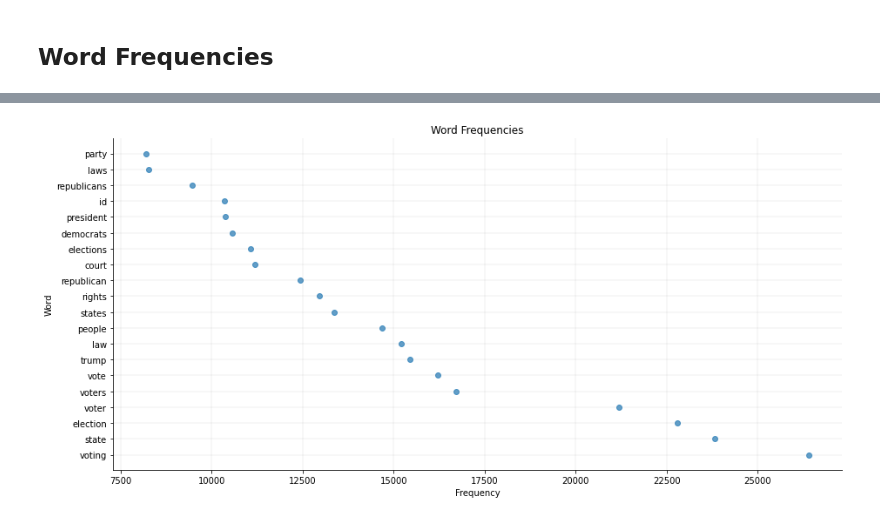
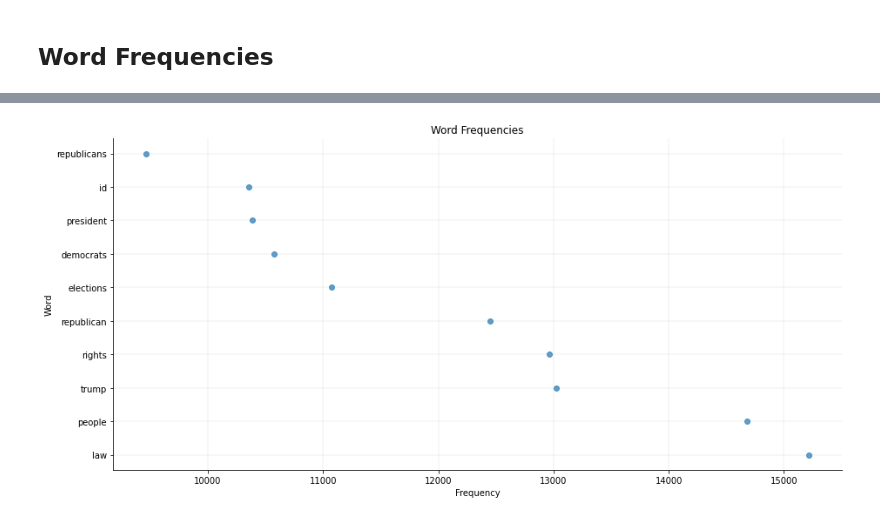
Before and after one commit to analoncur3/ASCoR-Project, a Jupyter notebook: Analysis/Descriptive-Stats/Preprocessing.ipynb, the cells around one changed output, grey strips where cells are left out. Drawn from its saved outputs; the diff is of its cells as text; code cells hidden in the pictures.

```diff
--- a/Analysis/Descriptive-Stats/Preprocessing.ipynb
+++ b/Analysis/Descriptive-Stats/Preprocessing.ipynb
@@ -187,0 +235,14 @@ len(tokenized)
+# %%
+def newchange(raw_text):
+    text = raw_text.replace("begin video clip", "")
+    text = text.replace("click fox_news app", "")
+    text = text.replace("html graphic photo", "")
+    text = text.replace("listen fox_news", "")
+    text = text.replace("classification language english document type news publication type web blog", "")
+     # split into words -> convert string into list
+    words = text.split()
+    words =[" ".join(words.split()) for words in words]   # remove double spaces by splitting the strings into words and joining these words again
+    # converting list back to string
+    return " ".join(words)
+
+df['text'] = df['text'].apply(newchange)
@@ -187,0 +251,16 @@ len(tokenized)
+# %%
+def lemma(raw_text):
+     # convert to lower case and split into words -> convert string into list
+    words = raw_text.lower().split()
+    words= [" ".join(words.split()) for words in words]   # remove double spaces by splitting the strings into words and joining these words again
+    #plug in here any other stemmer or lemmatiser you want to try out
+    # lemmatise words
+    lemmatised_words = []
+    for word in words:
+        word = nltk.stem.WordNetLemmatizer().lemmatize(word)
+        lemmatised_words.append(word)
+
+    # converting list back to string
+    return " ".join(lemmatised_words)
+
+df['lemma'] = df['text'].apply(lemma)
@@ -197,12 +293,12 @@ right = ideology.get_group('right')
 # %%
 # Finding top words in overall corpus
-cnt_df = (pd.DataFrame(Counter(" ".join(df["text"]).split(" ")).most_common(20))) #another way of finding most common words in corpus
-cnt_df.columns=['word', 'freq']
+cnt_df = (pd.DataFrame(Counter(" ".join(df["text"]).split(" ")).most_common(10)))
+cnt_df.columns=['df', 'freq']
 
 # Top right media words
-cnt_right = (pd.DataFrame(Counter(" ".join(right["text"]).split(" ")).most_common(20)))
-cnt_right.columns=['word', 'freq']
+cnt_right = (pd.DataFrame(Counter(" ".join(right["text"]).split(" ")).most_common(10)))
+cnt_right.columns=['right', 'freq']
 
 # Top left media words
-cnt_left = (pd.DataFrame(Counter(" ".join(left["text"]).split(" ")).most_common(20)))
-cnt_left.columns=['word', 'freq']
+cnt_left = (pd.DataFrame(Counter(" ".join(left["text"]).split(" ")).most_common(10)))
+cnt_left.columns=['left', 'freq']
@@ -249,6 +343,6 @@ def scatterplot(df, x_dim, y_dim):
   plt.show()
 # %%
 # Plotting top words
-scatterplot(cnt_df, 'freq', 'word')
+scatterplot(cnt_df, 'freq', 'df')
 # %% [output]
-[figure, old version]
+[figure, new version]
```
Also changed, not shown: parts of 62 cells of this notebook.
